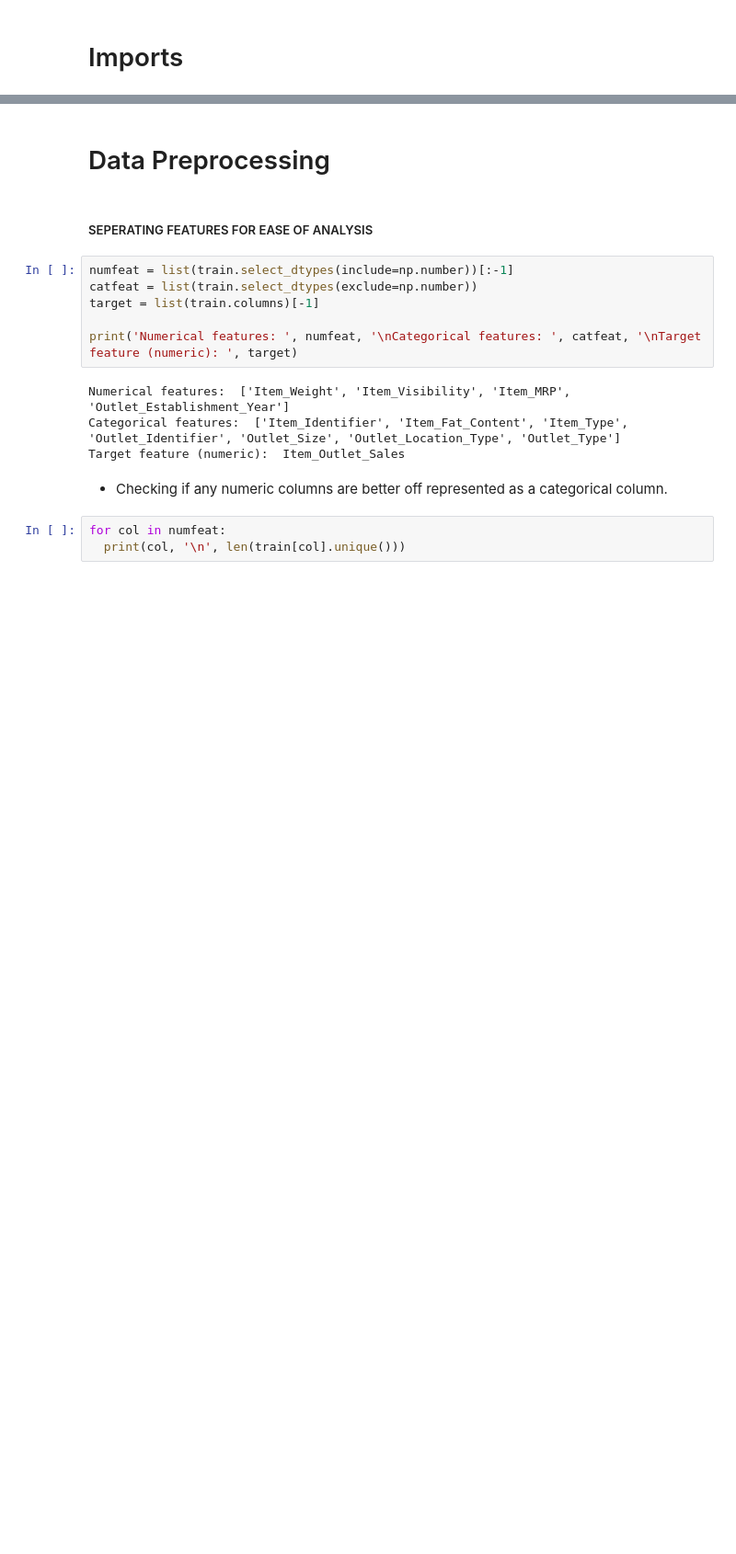
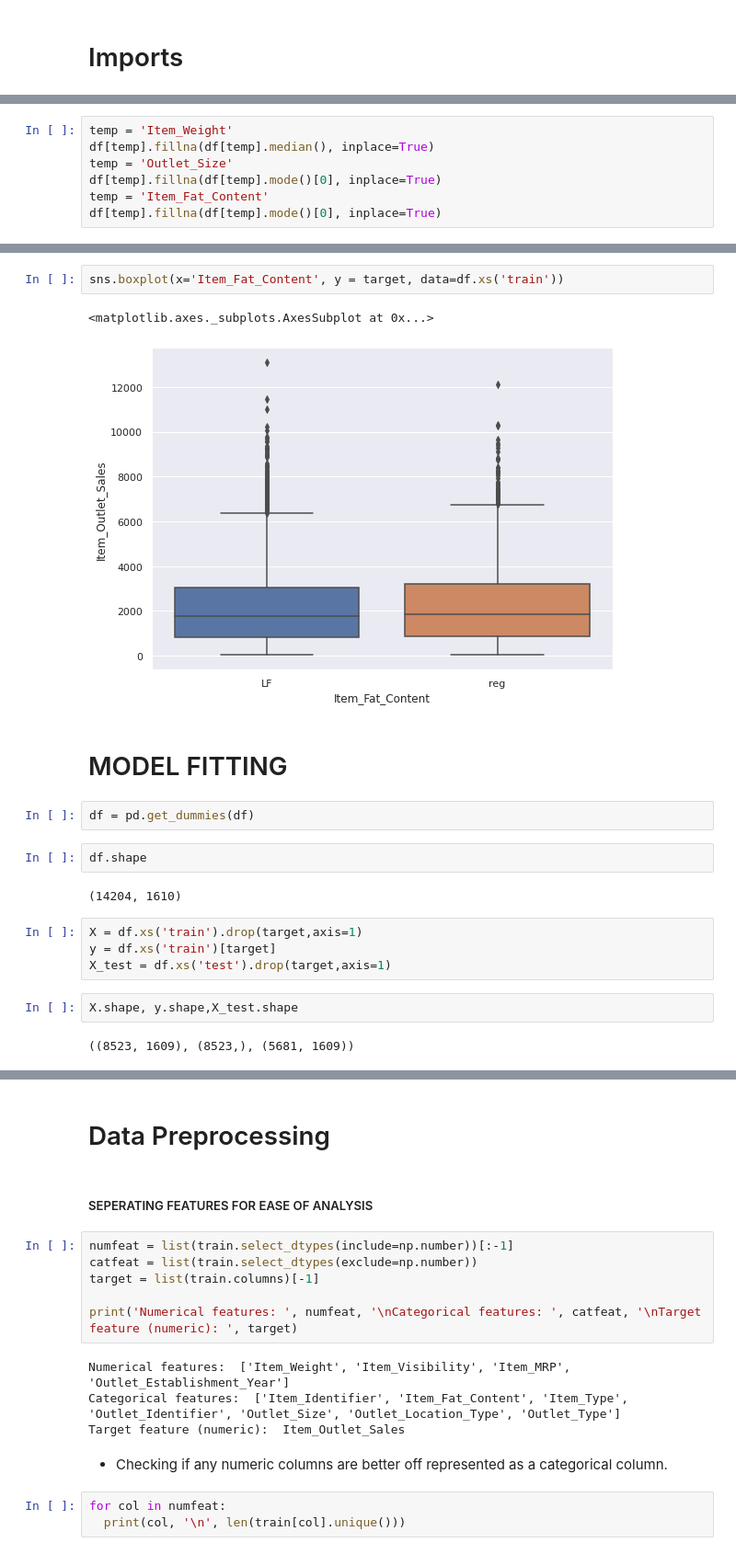
Before and after one commit to NavinMundhra/03_big_mart_sales_prediction, a Jupyter notebook: 03_sales_pred.ipynb, the cells around one changed output, grey strips where cells are left out. Shown: that part at 92% size. Saved outputs shown, nothing was run; the diff lists cells and outputs as text; blank space fills up the shorter version.

```diff
--- a/03_sales_pred.ipynb
+++ b/03_sales_pred.ipynb
@@ -18,0 +103,7 @@ sample = pd.read_csv('drive/My Drive/Colab Notebooks/proj_3 - big_mart_sales_pre
+# %%
+temp = 'Item_Weight'
+df[temp].fillna(df[temp].median(), inplace=True)
+temp = 'Outlet_Size'
+df[temp].fillna(df[temp].mode()[0], inplace=True)
+temp = 'Item_Fat_Content'
+df[temp].fillna(df[temp].mode()[0], inplace=True)
@@ -18,0 +132,21 @@ sample = pd.read_csv('drive/My Drive/Colab Notebooks/proj_3 - big_mart_sales_pre
+# %%
+sns.boxplot(x='Item_Fat_Content', y = target, data=df.xs('train'))
+# %% [output]
+<matplotlib.axes._subplots.AxesSubplot at 0x...>
+[figure, added]
+# %% [markdown]
+# MODEL FITTING
+# %%
+df = pd.get_dummies(df)
+# %%
+df.shape
+# %% [output]
+(14204, 1610)
+# %%
+X = df.xs('train').drop(target,axis=1)
+y = df.xs('train')[target]
+X_test = df.xs('test').drop(target,axis=1)
+# %%
+X.shape, y.shape,X_test.shape
+# %% [output]
+((8523, 1609), (8523,), (5681, 1609))
```
Also changed, not shown: parts of 32 cells of this notebook.
